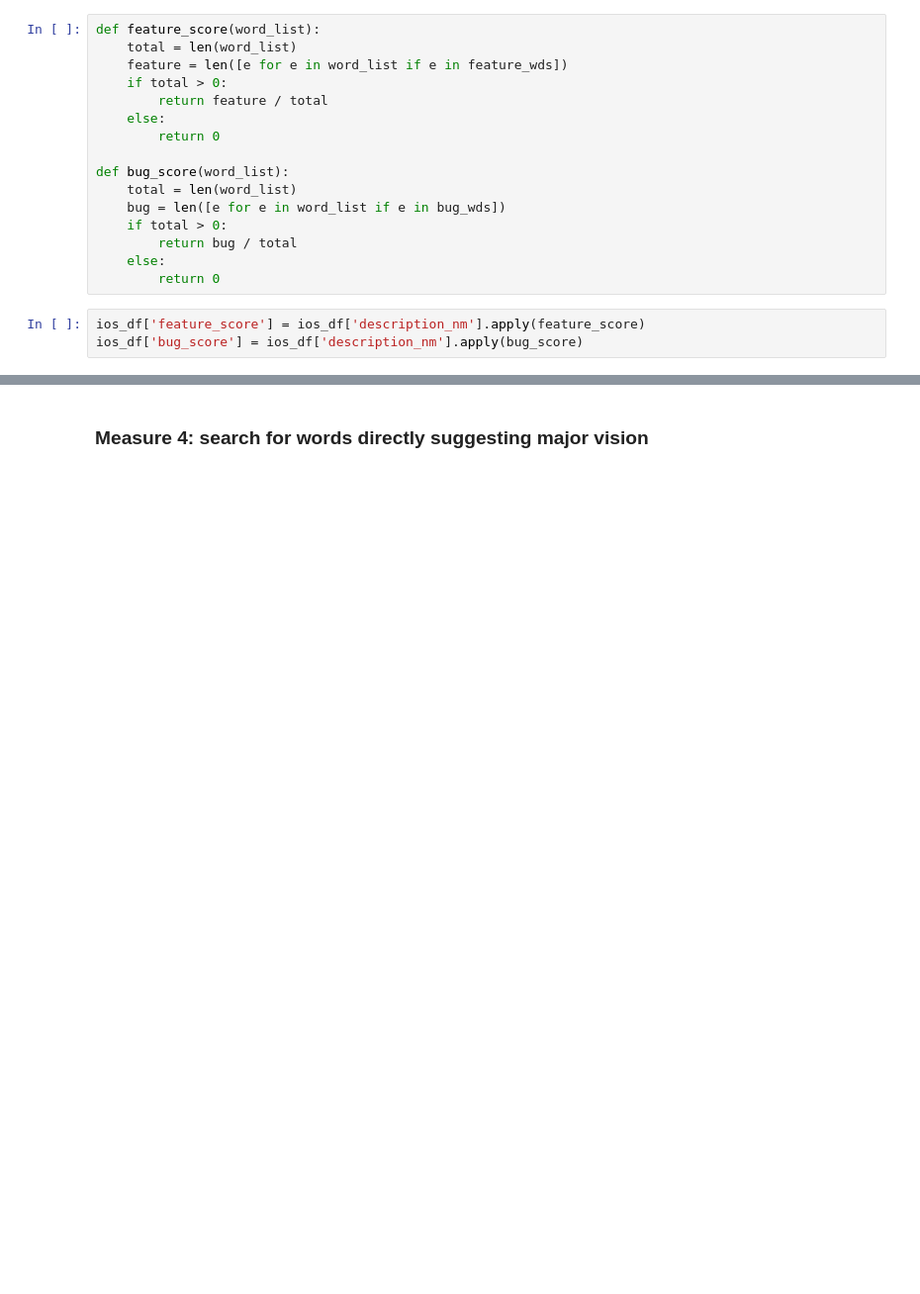
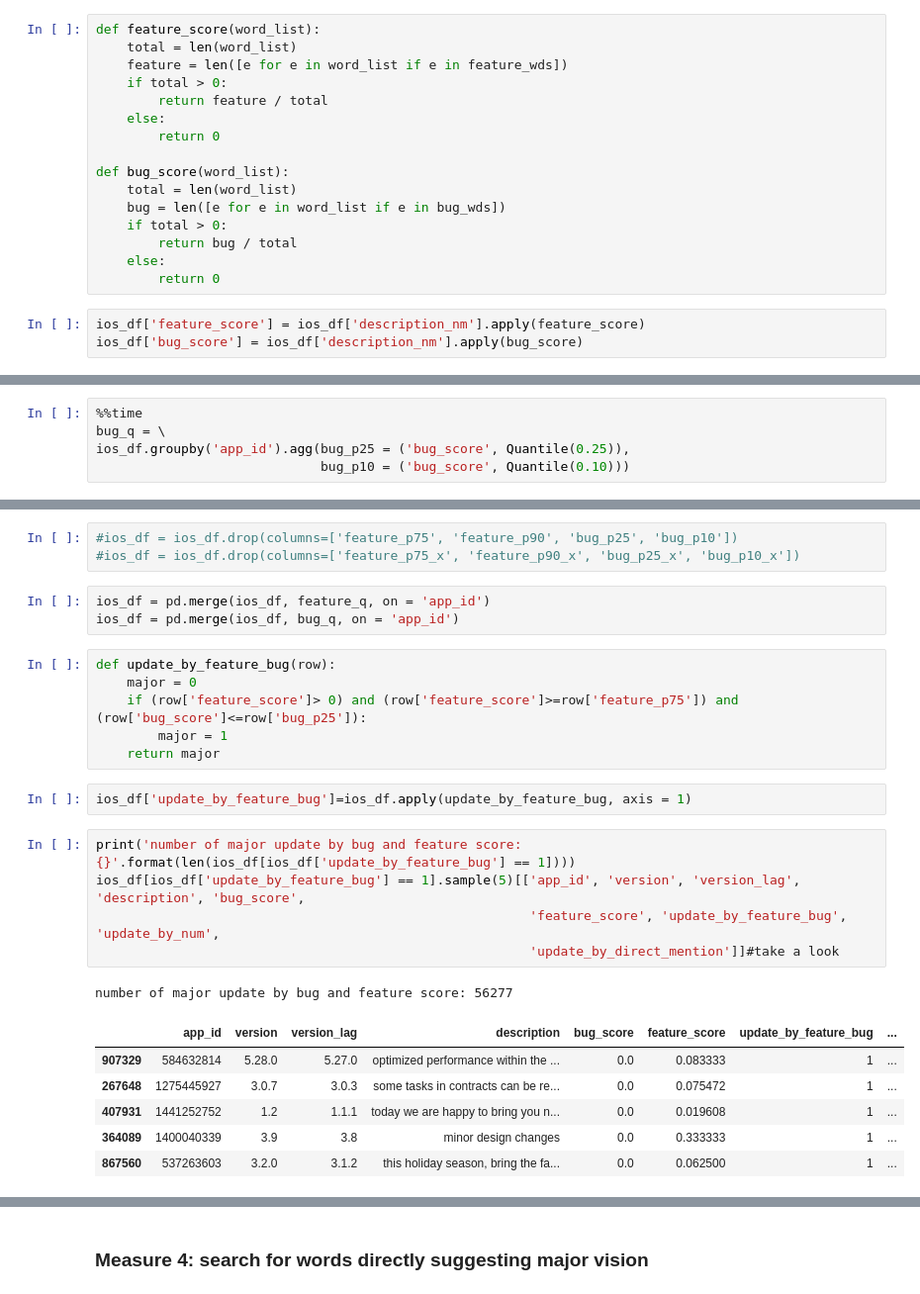
Before and after one commit to YileC928/app-data-privacy-proj, a Jupyter notebook: ios_app_update.ipynb, the cells around one changed output, grey strips where cells are left out. Shown: that part at 99% size. Cells and saved outputs as stored; diff of their text form; blank space fills up the shorter version.

Commit message:
adjust feature vs. bug and direct mention measure

```diff
--- a/ios_app_update.ipynb
+++ b/ios_app_update.ipynb
@@ -450,0 +505,5 @@ ios_df[['feature_score', 'bug_score']].corr()
+# %%
+%%time
+bug_q = \
+ios_df.groupby('app_id').agg(bug_p25 = ('bug_score', Quantile(0.25)),
+                             bug_p10 = ('bug_score', Quantile(0.10)))
@@ -450,0 +525,27 @@ ios_df[['feature_score', 'bug_score']].corr()
+# %%
+#ios_df = ios_df.drop(columns=['feature_p75', 'feature_p90', 'bug_p25', 'bug_p10'])
+#ios_df = ios_df.drop(columns=['feature_p75_x', 'feature_p90_x', 'bug_p25_x', 'bug_p10_x'])
+# %%
+ios_df = pd.merge(ios_df, feature_q, on = 'app_id')
+ios_df = pd.merge(ios_df, bug_q, on = 'app_id')
+# %%
+def update_by_feature_bug(row):
+    major = 0
+    if (row['feature_score']> 0) and (row['feature_score']>=row['feature_p75']) and (row['bug_score']<=row['bug_p25']):
+        major = 1
+    return major
+# %%
+ios_df['update_by_feature_bug']=ios_df.apply(update_by_feature_bug, axis = 1)
+# %%
+print('number of major update by bug and feature score: {}'.format(len(ios_df[ios_df['update_by_feature_bug'] == 1])))
+ios_df[ios_df['update_by_feature_bug'] == 1].sample(5)[['app_id', 'version', 'version_lag', 'description', 'bug_score',
+                                                        'feature_score', 'update_by_feature_bug', 'update_by_num',
+                                                        'update_by_direct_mention']]#take a look
+# %% [output]
+number of major update by bug and feature score: 56277
+|  | app_id | version | version_lag | description | bug_score | feature_score | update_by_feature_bug | ... |
+| 907329 | 584632814 | 5.28.0 | 5.27.0 | optimized performance within the ... | 0.0 | 0.083333 | 1 | ... |
+| 267648 | 1275445927 | 3.0.7 | 3.0.3 | some tasks in contracts can be re... | 0.0 | 0.075472 | 1 | ... |
+| 407931 | 1441252752 | 1.2 | 1.1.1 | today we are happy to bring you n... | 0.0 | 0.019608 | 1 | ... |
+| 364089 | 1400040339 | 3.9 | 3.8 | minor design changes | 0.0 | 0.333333 | 1 | ... |
+| 867560 | 537263603 | 3.2.0 | 3.1.2 | this holiday season, bring the fa... | 0.0 | 0.062500 | 1 | ... |
```
Also changed, not shown: parts of 25 cells of this notebook.
